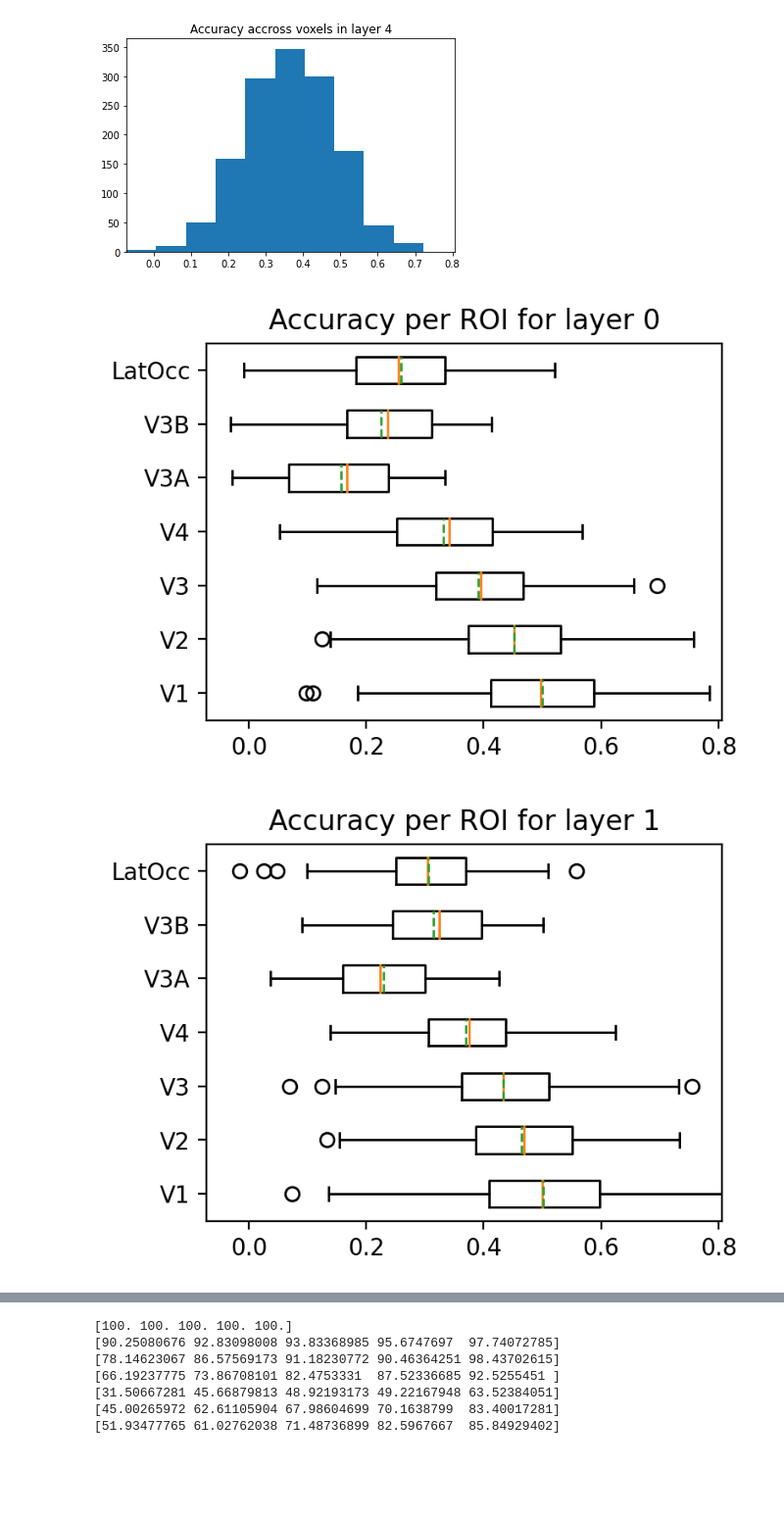
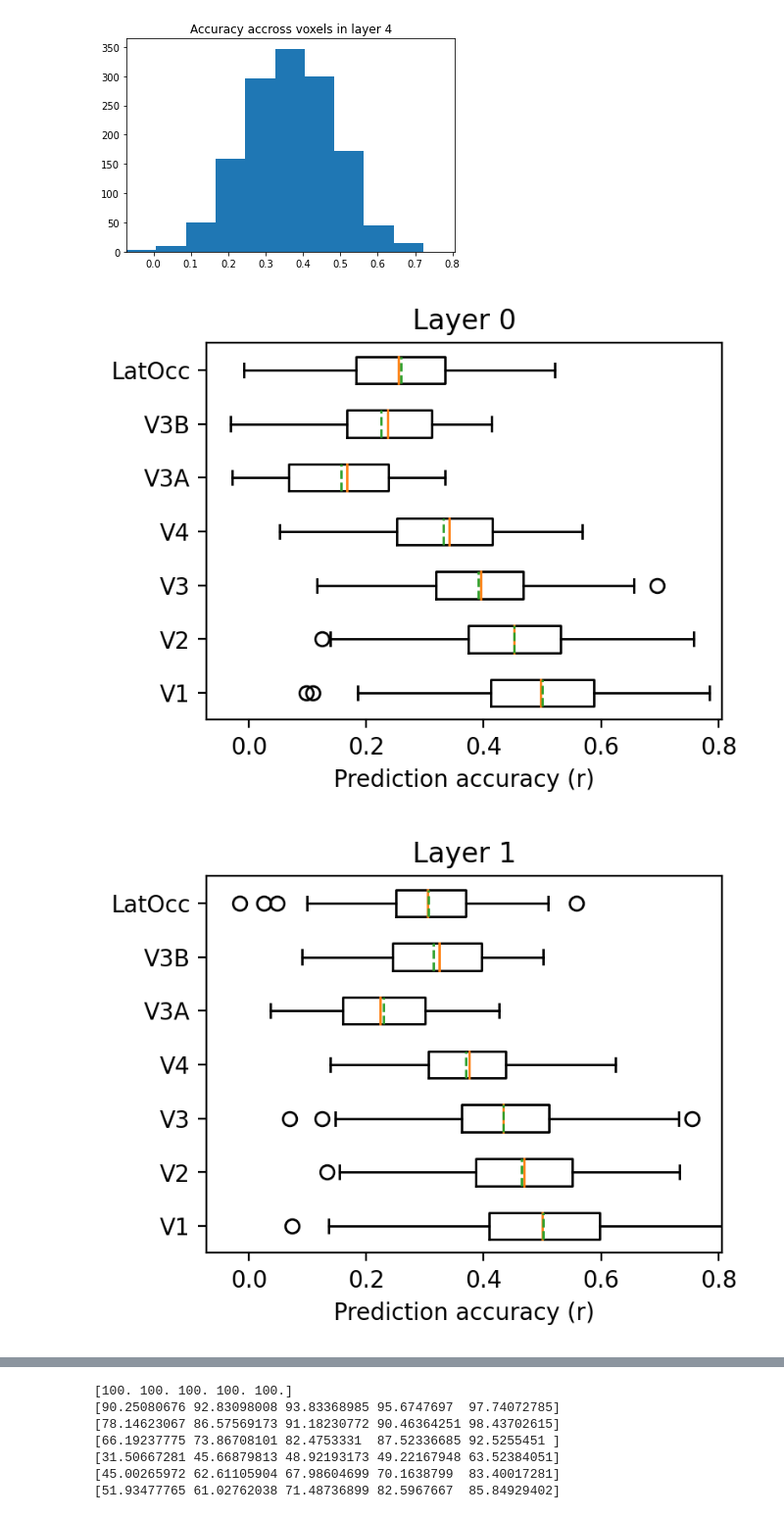
Before and after one commit to cedricfoucault/NMA-DL2021_deepfMRI, a Jupyter notebook: build_encoding_model.ipynb, the cells around one changed output, grey strips where cells are left out. Shown at 98% size. Saved outputs shown, nothing was run; the diff lists cells and outputs as text; code cells hidden in the pictures; blank space fills up the shorter version.

```diff
--- a/build_encoding_model.ipynb
+++ b/build_encoding_model.ipynb
@@ -293,7 +287,7 @@ max_cross_val_scores = -np.ones((fmri_responses.shape[1],))
 for layer_index in selected_layer_indices:
   print("layer", layer_index)
   start = time.time()
-  cross_val_scores = get_cross_val_score_for_layer_index(layer_index, alpha_opt)
+  cross_val_scores = get_cross_val_score_for_layer_index(layer_index, alpha_opt, network_trained)
   end = time.time()
   # print(f"cross_val_scores", cross_val_scores)
   print(f"time to compute scores: {end - start}s")
@@ -345,10 +339,10 @@ roi_names_per_voxel_index = roi_names_per_voxel_index[voxel_idx_mask]
 5.3/ Perform the final training of the linear model on the whole training set, and evaluate prediction accuracy on the reserved test set (which has never been used thus far)
 # %%
 # Compute the prediction accuracy obtained by performing a linear regression from the features of particular layer
-def get_corr_coeffs_for_one_layer(index, alpha):
+def get_corr_coeffs_for_one_layer(index, alpha, network):
   # Get the input of the linear regression encoding model (X)
-  features_flatten = get_encoding_model_features_for_stimuli_and_layer_index(kay_stimuli_tensor_transformed, index) #features.reshape(features.size(0), -1).detach().numpy()
-  features_flatten_test = get_encoding_model_features_for_stimuli_and_layer_index(kay_stimuli_tensor_transformed_test, index) #features_test.reshape(features_test.size(0), -1).detach().numpy()
+  features_flatten = get_encoding_model_features_for_stimuli_and_layer_index(kay_stimuli_tensor_transformed, index, network) #features.reshape(features.size(0), -1).detach().numpy()
+  features_flatten_test = get_encoding_model_features_for_stimuli_and_layer_index(kay_stimuli_tensor_transformed_test, index, network) #features_test.reshape(features_test.size(0), -1).detach().numpy()
   print(features_flatten.shape)
   print(features_flatten_test.shape)
   # regression
@@ -365,12 +359,18 @@ def get_corr_coeffs_for_one_layer(index, alpha):
   print("correlation on test data: ", corr_coeffs_test)
   return corr_coeffs, corr_coeffs_test
 # %%
-# corr_coeffs, corr_coeffs_test = get_corr_coeffs_for_one_layer(-1)
-corr_coeffs_by_layer = []
-corr_coeffs_test_by_layer = []
-for i in selected_layer_indices:
-  print("computing corr coeff for layer : ", i)
-  corr_coeffs, corr_coeffs_test = get_corr_coeffs_for_one_layer(i, alpha_opt)
-  corr_coeffs_by_layer.append(corr_coeffs)
-  corr_coeffs_test_by_layer.append(corr_coeffs_test)
+corr_coeffs_by_layer_and_network = {}
+corr_coeffs_test_by_layer_and_network = {}
+
+for network_name, network in networks.items():
+  print("network_name : ", network_name)
+  corr_coeffs_by_layer = []
+  corr_coeffs_test_by_layer = []
+  for i in selected_layer_indices:
+    print("computing corr coeff for layer : ", i)
+    corr_coeffs, corr_coeffs_test = get_corr_coeffs_for_one_layer(i, alpha_opt, network)
+    corr_coeffs_by_layer.append(corr_coeffs)
+    corr_coeffs_test_by_layer.append(corr_coeffs_test)
+  corr_coeffs_by_layer_and_network[network_name] = corr_coeffs_by_layer
+  corr_coeffs_test_by_layer_and_network[network_name] = corr_coeffs_test_by_layer
 # %% [output]
@@ -394,3 +401,6 @@ correlation on test data:  [0.48963097 0.53533623 0.53229113 ... 0.32721315 0.46
+# %%
+# By default, we used the network pre-trained on Alexnet
+corr_coeffs_test_by_layer = corr_coeffs_test_by_layer_and_network["alexnet_imagenet"]
 # %%
 # Compute the range of correlation coefficients
 corr_coeffs_test_by_layer_2d = np.stack(corr_coeffs_test_by_layer)
@@ -420,16 +430,17 @@ for i in range(len(corr_coeffs_test_by_layer)):
     corr_coeffs_by_layer_and_rois[i][roi_name] = corr_coeffs_test[roi_names_per_voxel_index == roi_name]
 # %%
 # Plot the prediction accuracies as boxplots for each layer and RoI
-
 for i in range(len(corr_coeffs_test_by_layer)):
   # Plot results by ROI
   fig = plt.figure(figsize=(4, 3), dpi=200)
   ax = fig.gca()
   ax.boxplot(corr_coeffs_by_layer_and_rois[i].values(),
               labels=roi_names,
               vert=False, showmeans = True, meanline = True)
-  ax.set_title(f"Accuracy per ROI for layer {i}")
+  # ax.set_title(f"Accuracy per ROI for layer {i}")
+  ax.set_title(f"Layer {i}")
   ax.set_xlim(min_corr_coeff, max_corr_coeff)
+  ax.set_xlabel("Prediction accuracy (r)")
 # %% [output]
-[figure, old version]
+[figure, new version]
-[figure, old version]
+[figure, new version]
```
Also changed, not shown: parts of 13 cells of this notebook.
